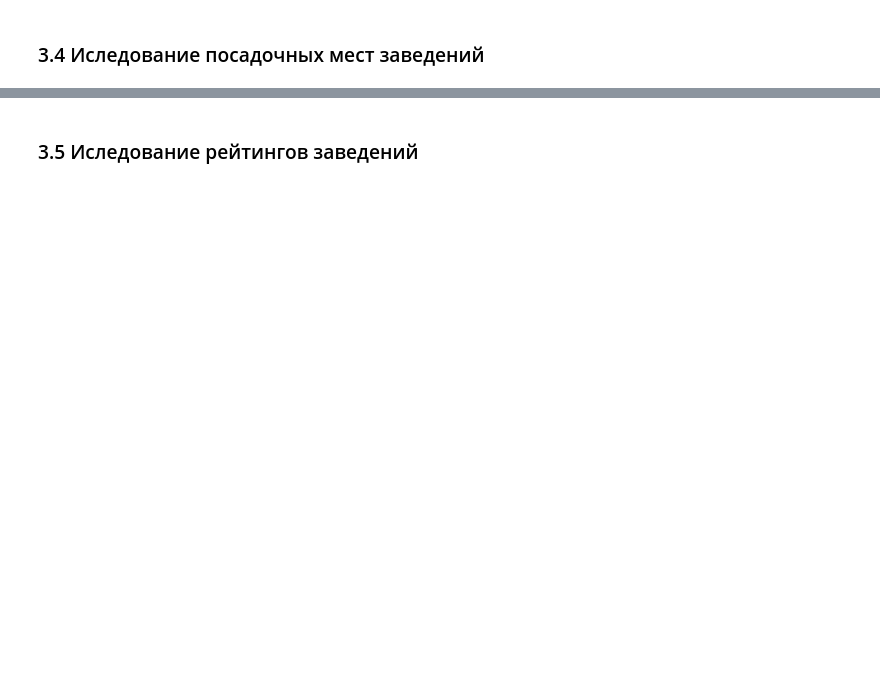
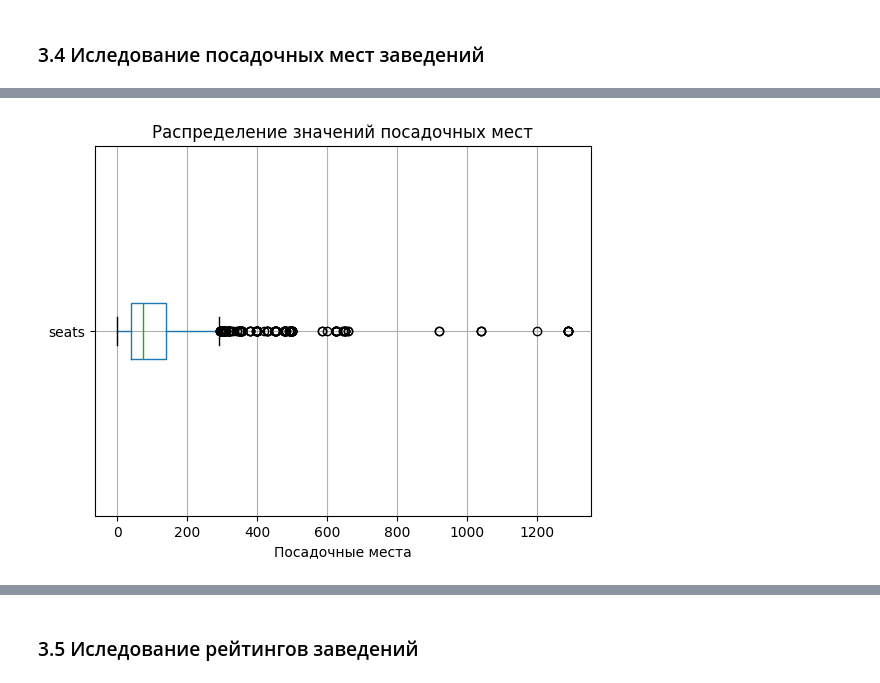
Before and after one commit to MEYakunin/Sprint7, a Jupyter notebook: Sprint7_Mikl_Yakunin.ipynb, the cells around one changed output, grey strips where cells are left out. Saved outputs shown, nothing was run; the diff lists cells and outputs as text; code cells hidden in the pictures; blank space fills up the shorter version.

```diff
--- a/Sprint7_Mikl_Yakunin.ipynb
+++ b/Sprint7_Mikl_Yakunin.ipynb
@@ -401,2 +607,15 @@ df_seats['seats'].plot(
 # %%
-df_seats.boxplot(column='seats', vert=False)
+# Строим диаграмму размаха значений в столбце seats
+df_seats.boxplot(
+    column='seats',
+    vert=False
+)
+
+# Добавляем заголовок и метки оси
+plt.title('Распределение значений посадочных мест')
+plt.xlabel('Посадочные места')
+
+# Выводим график
+plt.show()
+# %% [output]
+[figure, added]
```
Also changed, not shown: parts of 37 cells of this notebook.
